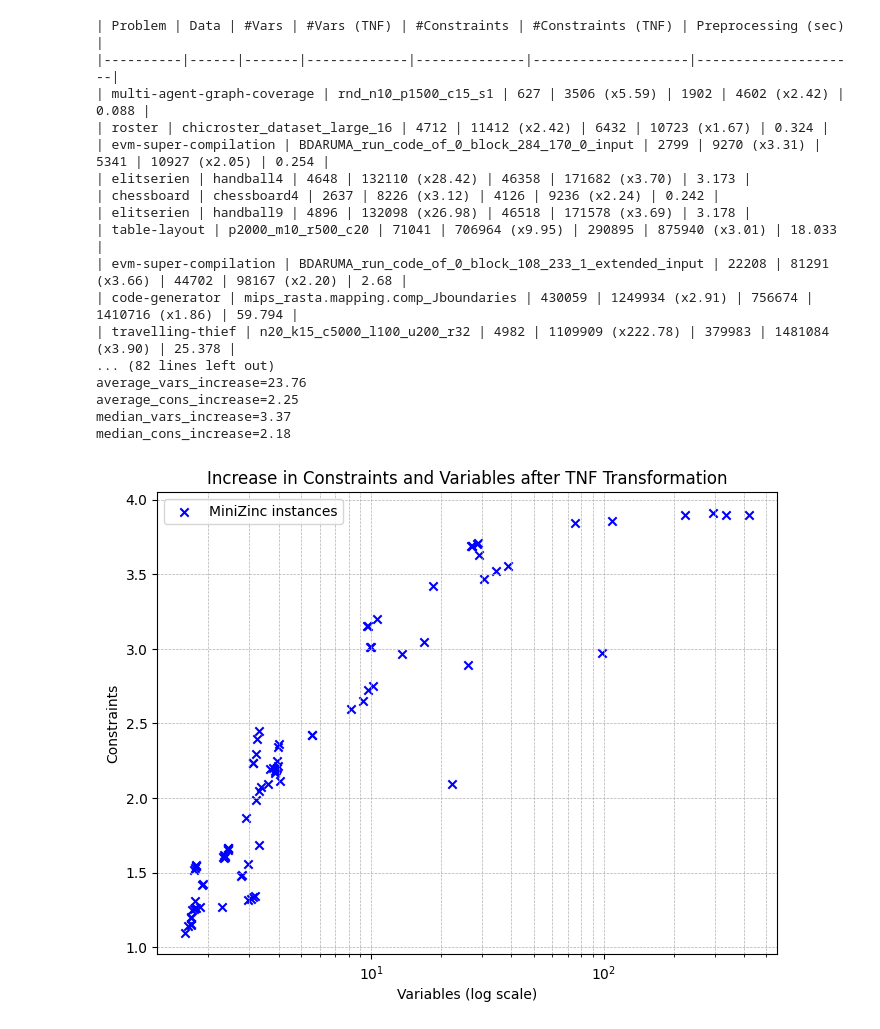
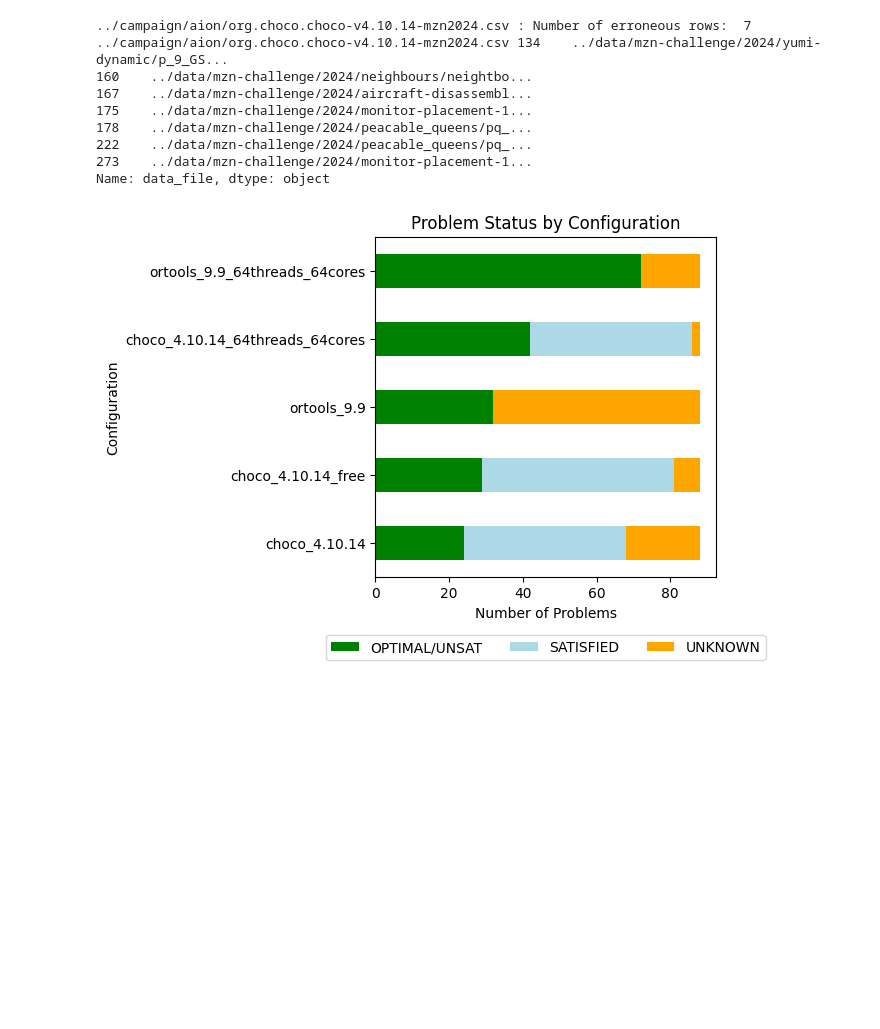
Before and after one commit to lattice-land/bench, a Jupyter notebook: benchmarks/analyzing/analysis.ipynb, the cells around one changed output. Drawn from its saved outputs; the diff is of its cells as text; code cells hidden in the pictures; blank space fills up the shorter version.

Commit message:
Add mzn2024 without set variables.

```diff
--- a/benchmarks/analyzing/analysis.ipynb
+++ b/benchmarks/analyzing/analysis.ipynb
@@ -30,10 +30,11 @@ df = analysis.read_experiments([
   # "../campaign/helios/turbo.gpu.release-v1.2.4.csv",
   # "../campaign/helios/turbo.gpu.release-v1.2.5.csv",
   # "../campaign/helios/turbo.gpu.release-v1.2.6.csv",
-  # "../campaign/aion/org.choco.choco-v4.10.14.csv"
+  "../campaign/aion/org.choco.choco-v4.10.14-mzn2024.csv",
+  "../campaign/aion/com.google.ortools.sat-v9.9.csv"
   # "../campaign/iris/turbo.gpu.release-v1.2.4.csv",
   # "../campaign/precision7750/turbo.cpu.release-v1.2.6-analysis.csv"
-  "../campaign/aion/turbo.cpu.release-v1.2.7-analysis.csv"
+  # "../campaign/aion/turbo.cpu.release-v1.2.7-mzn2024-analysis.csv"
   # "../campaign/precision7750/turbo.gpu.release-v1.2.7.csv"
   # "../campaign/precision5820/turbo.cpu.release-v1.2.4.csv"
 ])
@@ -46,21 +47,15 @@ df = analysis.read_experiments([
 # But we don't want to remove the others for most of the analysis. (comment the line if you want to analyse the globalmem results)
 df = df[df['uid'] != "turbo.gpu.release_1.2.0_precision5820_300s_gpu_4096_64_globalmem"]
 
-# note analysis 1.2.7, to redo: table_p2000_m16, code-generator_mips_mesa, test_scheduling_t500.
-
-mzn_challenge = pd.read_csv("../benchmarking/mzn2023_noset.csv")
+mzn_challenge = pd.read_csv("../benchmarking/mzn2024_noset.csv")
 # print(mzn_challenge)
-# Unsupported instances due to set variables: valve-network (mzn2023) and harmony (mzn2024).
-# mzn_unsupported = ["valve-network", "harmony"]
-# for problem in mzn_unsupported:
-#   mzn_challenge = mzn_challenge[(mzn_challenge['problem'] != problem)]
 mzn_data = set(mzn_challenge['data_file'])
 df = df[df['data_file'].isin(mzn_data)]
 # df = df[(df['status'] != "ERROR")]
 # Instances that might have been solved during flattening.
 # df = df[~(df['preprocessing_time'].isna())]
 
-analysis.show_problem_table(df)
+# analysis.show_problem_table(df)
 
 df = analysis.intersect(df)
 
@@ -70,10 +65,10 @@ df = analysis.intersect(df)
 
 # analysis.show_problem_table(df[df['uid'] == "turbo.gpu.release_1.2.4_precision5820_300s_hybrid_ac1_4096_128"])
 
-# analysis.plot_overall_result(df)
+analysis.plot_overall_result(df)
 # display(HTML(analysis.metrics_table(df[df['mzn_solver'].str.startswith("turbo")]).to_html()))
-# metrics = analysis.metrics_table(df)
-# display(HTML(metrics.to_html()))
+metrics = analysis.metrics_table(df)
+display(HTML(metrics.to_html()))
 # sorted_metrics = metrics.sort_values(by=['problem_optimal', 'problem_sat', 'avg_nodes_per_second', 'version'], ascending=[False, False, False, True])
 # print(sorted_metrics[['short_uid','avg_nodes_per_second','problem_optimal', 'problem_sat', 'problem_unknown']].to_markdown(index=False))
 
@@ -85,48 +80,40 @@ df = analysis.intersect(df)
 # analysis.plot_time_distribution("hybrid264-wac1-4096", df[df['uid'] == "turbo.gpu.release_1.2.6_helios_300s_hybrid_wac1_4096_4096_264_72"])
 # analysis.plot_time_distribution("hybrid132-ac1-4096", df[df['uid'] == "turbo.gpu.release_1.2.5_helios_300s_hybrid_ac1_4096_132_72"])
 # analysis.plot_time_distribution("hybrid128", df[df['uid'] == "turbo.gpu.release_1.2.4_precision5820_300s_hybrid_4096_128_10"])
 # analysis.plot_time_distribution("hybrid64", df[df['uid'] == "turbo.gpu.release_1.2.5_precision5820_300s_hybrid_4096_64_10"])
 # analysis.plot_time_distribution("hybrid128", df[df['uid'] == "turbo.gpu.release_1.2.5_precision5820_300s_hybrid_4096_128_10"])
 
 # analysis.comparison_table_md(df, "turbo.gpu.release_1.2.4_precision5820_300s_hybrid_ac1_4096_128_10", "turbo.gpu.release_1.2.5_precision5820_300s_hybrid_ac1_4096_128_10")
 
 # print(analysis.list_problem_where_leq(df, "nodes", "turbo.gpu.release_1.2.0_precision5820_300s_4096_64_256", "turbo.gpu.release_1.2.1_precision5820_300s_4096_64_1024"))
 
 # p = analysis.compare_solvers_pie_chart(df, "turbo.gpu.release_1.2.0_precision5820_300s_4096_64_256", "turbo.gpu.release_1.2.2_precision5820_300s_4096_64_256")
 # print(p[p['Comparison'] == 'turbo.gpu.release_1.1.7_precision5820_300s_4096_64_256 better'])
 
 # p = analysis.compare_solvers_pie_chart(df, "turbo.gpu.release_1.2.6_helios_1200s_hybrid_wac1_4096_32768_264_72", "turbo.gpu.release_1.2.6_helios_1200s_hybrid_wac1_4096_131072_264_72")
 # print(p[p['Comparison'] == 'Error'])
 # p = analysis.compare_solvers_pie_chart(df, "org.choco.choco_4.10.14_aion_1200s", "turbo.gpu.release_1.2.6_helios_1200s_hybrid_wac1_4096_32768_264_72")
 # p = analysis.compare_solvers_pie_chart(df, "org.choco.choco_4.10.14_aion_1200s", "turbo.gpu.release_1.2.6_helios_1200s_hybrid_wac1_4096_131072_264_72")
 # p = analysis.compare_solvers_pie_chart(df, "org.choco.choco_4.10.15_precision5820_300s", "turbo.gpu.release_1.2.6_helios_300s_hybrid_wac1_4096_4194304_264_72")
 # p = analysis.compare_solvers_pie_chart(df, "org.choco.choco_4.10.15_precision5820_300s", "turbo.gpu.release_1.2.6_helios_300s_hybrid_wac1_4096_16384_264_72")
 # p = analysis.compare_solvers_pie_chart(df, "org.choco.choco_4.10.15_precision5820_300s", "turbo.gpu.release_1.2.6_helios_300s_hybrid_wac1_4096_262144_264_72")
 # p = analysis.compare_solvers_pie_chart(df, "org.choco.choco_4.10.15_precision5820_300s", "turbo.gpu.release_1.2.6_helios_300s_hybrid_wac1_4096_4096_264_72")
 # p = analysis.compare_solvers_pie_chart(df, "turbo.gpu.release_1.2.6_helios_300s_hybrid_wac1_4096_262144_264_72", "turbo.gpu.release_1.2.6_helios_300s_hybrid_wac1_4096_4194304_264_72")
 # p = analysis.compare_solvers_pie_chart(df, "turbo.gpu.release_1.2.6_helios_300s_hybrid_wac1_4096_262144_264_72", "turbo.gpu.release_1.2.6_helios_300s_hybrid_wac1_4096_16384_264_72")
 # p = analysis.compare_solvers_pie_chart(df, "turbo.gpu.release_1.2.6_helios_300s_hybrid_wac1_4096_4096_264_72", "turbo.gpu.release_1.2.6_helios_300s_hybrid_wac1_4096_16384_264_72")
 # p = analysis.compare_solvers_pie_chart(df, "turbo.gpu.release_1.2.5_precision5820_300s_hybrid_ac1_4096_128_10", "turbo.gpu.release_1.2.4_precision5820_300s_hybrid_ac1_4096_128_10")
 # print(p[p['Comparison'] == 'turbo.gpu.release_1.2.5_precision5820_300s_hybrid_ac1_4096_128_10 better'])
 
 # df[(df['uid'] == "turbo.gpu.release_1.2.0_precision5820_300s_4096_64_256") & (df['memory_configuration'] != "global") & (df['eps_num_subproblems'] == 4096)]
 # df[(df['mzn_solver'] == "turbo.gpu.release") & (df['problem'] == "nfc") & (df['eps_num_subproblems'] == 4096)]
 # %% [output]
-| Problem | Data | #Vars | #Vars (TNF) | #Constraints | #Constraints (TNF) | Preprocessing (sec) |
-|----------|------|-------|-------------|--------------|--------------------|---------------------|
-| multi-agent-graph-coverage | rnd_n10_p1500_c15_s1 | 627 | 3506 (x5.59) | 1902 | 4602 (x2.42) | 0.088 |
-| roster | chicroster_dataset_large_16 | 4712 | 11412 (x2.42) | 6432 | 10723 (x1.67) | 0.324 |
-| evm-super-compilation | BDARUMA_run_code_of_0_block_284_170_0_input | 2799 | 9270 (x3.31) | 5341 | 10927 (x2.05) | 0.254 |
-| elitserien | handball4 | 4648 | 132110 (x28.42) | 46358 | 171682 (x3.70) | 3.173 |
-| chessboard | chessboard4 | 2637 | 8226 (x3.12) | 4126 | 9236 (x2.24) | 0.242 |
-| elitserien | handball9 | 4896 | 132098 (x26.98) | 46518 | 171578 (x3.69) | 3.178 |
-| table-layout | p2000_m10_r500_c20 | 71041 | 706964 (x9.95) | 290895 | 875940 (x3.01) | 18.033 |
-| evm-super-compilation | BDARUMA_run_code_of_0_block_108_233_1_extended_input | 22208 | 81291 (x3.66) | 44702 | 98167 (x2.20) | 2.68 |
-| code-generator | mips_rasta.mapping.comp_Jboundaries | 430059 | 1249934 (x2.91) | 756674 | 1410716 (x1.86) | 59.794 |
-| travelling-thief | n20_k15_c5000_l100_u200_r32 | 4982 | 1109909 (x222.78) | 379983 | 1481084 (x3.90) | 25.378 |
-... (82 lines left out)
-average_vars_increase=23.76
-average_cons_increase=2.25
-median_vars_increase=3.37
-median_cons_increase=2.18
+../campaign/aion/org.choco.choco-v4.10.14-mzn2024.csv : Number of erroneous rows:  7
+../campaign/aion/org.choco.choco-v4.10.14-mzn2024.csv 134    ../data/mzn-challenge/2024/yumi-dynamic/p_9_GS...
+160    ../data/mzn-challenge/2024/neighbours/neightbo...
+167    ../data/mzn-challenge/2024/aircraft-disassembl...
+175    ../data/mzn-challenge/2024/monitor-placement-1...
+178    ../data/mzn-challenge/2024/peacable_queens/pq_...
+222    ../data/mzn-challenge/2024/peacable_queens/pq_...
+273    ../data/mzn-challenge/2024/monitor-placement-1...
+Name: data_file, dtype: object
-[figure, old version]
+[figure, new version]
```
Also changed, not shown: parts of 1 cell of this notebook, 4 other files.
